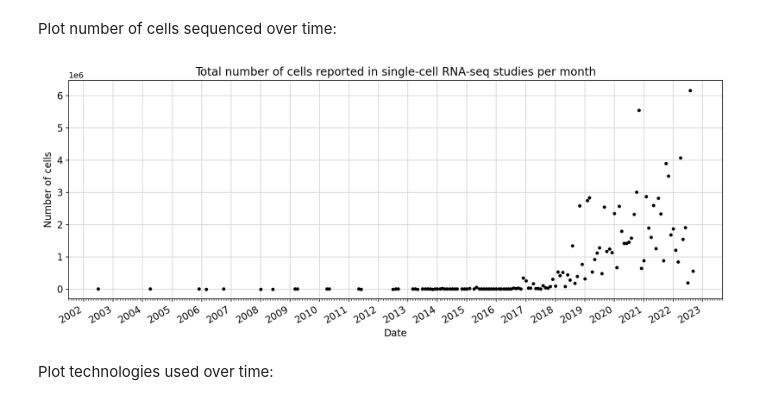
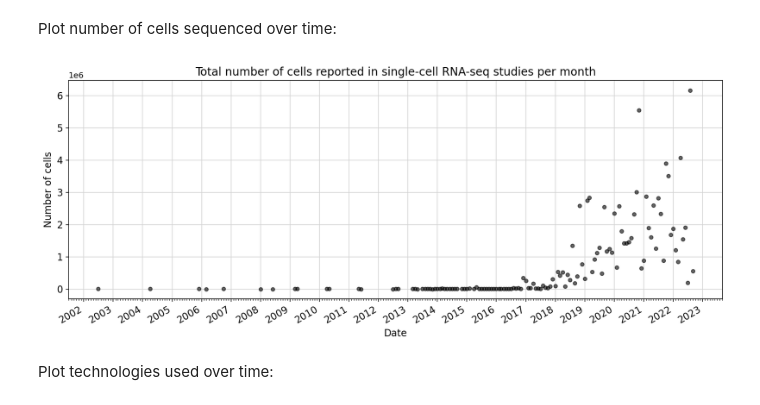
Before and after one commit to sbooeshaghi/transcriptomics-studies-over-time, a Jupyter notebook: single_cell_studies_over_time.ipynb, the cells around one changed output. Cells and saved outputs as stored; diff of their text form; code cells hidden in the pictures.

```diff
--- a/single_cell_studies_over_time.ipynb
+++ b/single_cell_studies_over_time.ipynb
@@ -84,36 +100,36 @@ Plot number of cells sequenced over time:
 # %%
 fig, ax = plt.subplots(figsize=(12, 5))
 
 # Get total cell counts per month per year
 per_month_year = df.Date.dt.to_period("M")
 x = df.groupby(per_month_year).sum().index.to_timestamp()
 y = df.groupby(per_month_year).sum()["Reported cells total"].values
 
-ax.scatter(x, y, s=10, color="k")
+ax.scatter(x, y, s=20, color="k", alpha=0.6, edgecolors="k")
 ax.set_title("Total number of cells reported in single-cell RNA-seq studies per month", fontsize=fontsize+2)
 ax.set_xlabel("Date", fontsize=fontsize)
 ax.set_ylabel("Number of cells", fontsize=fontsize)
 ax.tick_params(axis='both', which='major', labelsize=fontsize)
 
 # Format the x ticks
 years = mdates.YearLocator()   # every year
 months = mdates.MonthLocator() # every month
 yearsFmt = mdates.DateFormatter('%Y')
 ax.xaxis.set_major_locator(years)
 ax.xaxis.set_major_formatter(yearsFmt)
 ax.xaxis.set_minor_locator(months)
 fig.autofmt_xdate()
 
 # Add grid and set below graph
 ax.grid(True, which="major", color="lightgray")
 ax.set_axisbelow(True)
 
 plt.tight_layout()
-plt.savefig("./plots/cells_over_time.png", bbox_inches='tight', dpi=300)
+plt.savefig("./plots/sc_cells_over_time.png", bbox_inches='tight', dpi=300)
 
 fig.show()
 # %% [output]
-[figure, old version]
+[figure, new version]
 # %% [markdown]
 Plot technologies used over time:
 # %%
```
Also changed, not shown: parts of 17 cells of this notebook.
